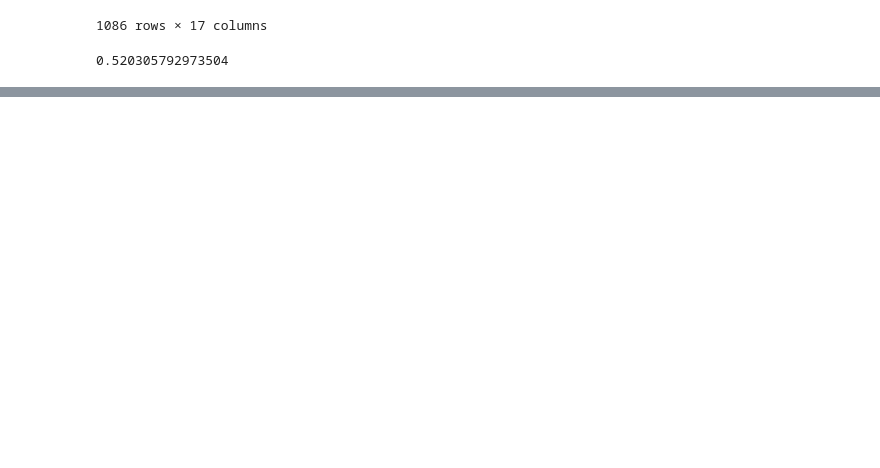
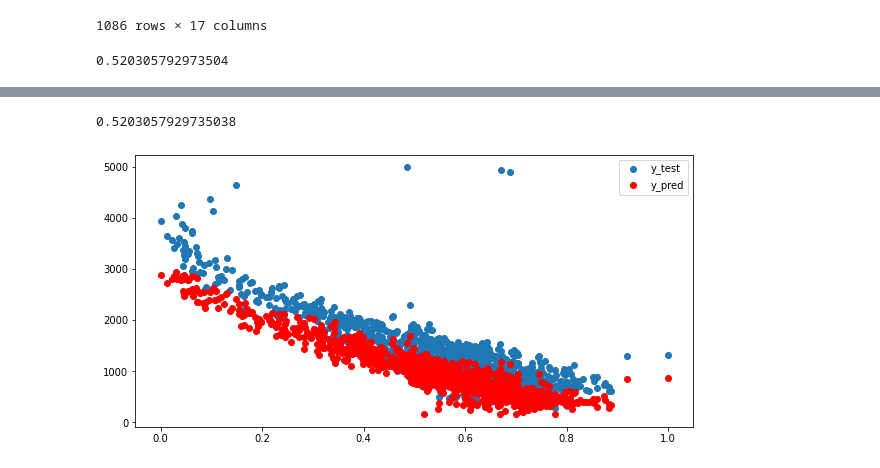
Before and after one commit to Ohjinseo2022/Showmeeverything, a Jupyter notebook: 16개_회귀분석.ipynb, the cells around one changed output, grey strips where cells are left out. Drawn from its saved outputs; the diff is of its cells as text; code cells hidden in the pictures; blank space fills up the shorter version.

```diff
--- a/16개_회귀분석.ipynb
+++ b/16개_회귀분석.ipynb
@@ -562,6 +562,12 @@ apt2021
 | 43416 | 강동구 | 40978.0 | 823 | 170 | 164769 | 0.01 | 128.9 | 140678 | 12 | 14 | 76906 | ... |
 | 43417 | 강남구 | 115054.0 | 2693 | 397 | 838446 | 0.23 | 113.6 | 216919 | 32 | 21 | 134696 | ... |
 43418 rows × 18 columns
+# %%
+import joblib
+# pickled binary file 형태로 저장된 객체를 로딩한다
+
+file_name = '/content/drive/MyDrive/머신러닝모델저장소/apt2020_model.pkl'
+obj = joblib.load(file_name)
 # %% [markdown]
 ## 21년 데이터 나누기
 # %%
@@ -648,3 +654,5 @@ y_21 = apt2021_temp['평단가']
 model_lr.score(x_21,y_21)
 # %% [output]
 0.520305792973504
+# %%
+test_2021 = pd.read_csv('/content/drive/MyDrive/시각화프로젝트/2021데이터평균치계산.csv',encoding='cp949')
@@ -650,0 +675,10 @@ model_lr.score(x_21,y_21)
+# %%
+df_scaled= test_2021.iloc[:,:-1] # 마지막열임을 나타내는 -1은 포함하지 않음 -> 평단가 데이터를 제외한 데이터의 영향력차이를 줄여주기위함
+scaler = MinMaxScaler()
+scaler.fit(df_scaled)
+df_scaled=scaler.transform(df_scaled)
+
+# 스케일린된 변환된 값을 데이터 프레임에 반영
+test_2021.iloc[:,:-1] = df_scaled[:,:]
+test_2021 = test_2021.sort_values(by='평단가' ,ascending=True)
+test_2021
@@ -650,0 +699,20 @@ model_lr.score(x_21,y_21)
+# %%
+x_col = ['학생1만명당학원수',"노령화지수","지역종사자수",'사업체수','지하철수','병원수','자동차등록수','학군점수','유통업체수','층수','브랜드지수',"버스정류장수"]
+x_21 = test_2021[x_col]
+y_21 = test_2021['평단가']
+# %%
+obj.score(x_21,y_21)
+# %% [output]
+0.5203057929735038
+# %%
+#예측값 저장
+y_test_pred=obj.predict(x_21)
+
+#예측값과 실제값의 분포
+plt.figure(figsize=(10, 5)) #표 크기 지정
+plt.scatter(x_21['노령화지수'], y_21, label='y_test')  #파란점, 실제값
+plt.scatter(x_21['노령화지수'], y_test_pred, c='r', label='y_pred')  #빨간점, 예측값
+plt.legend(loc='best')  #범례(오른쪽 상단 박스)가 표시되는 위치 지정
+plt.show()
+# %% [output]
+[figure, added]
```
Also changed, not shown: parts of 2 cells of this notebook.
